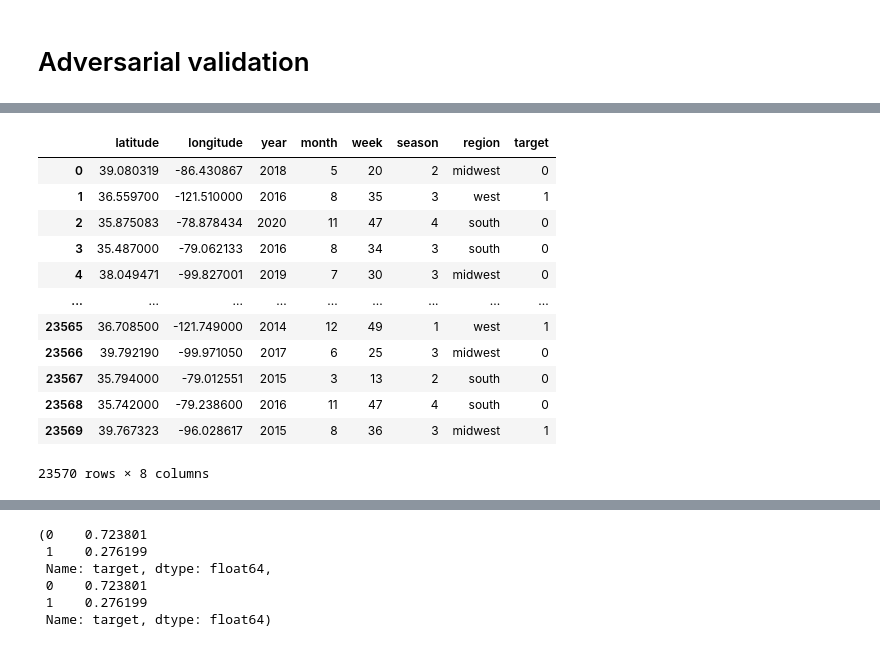
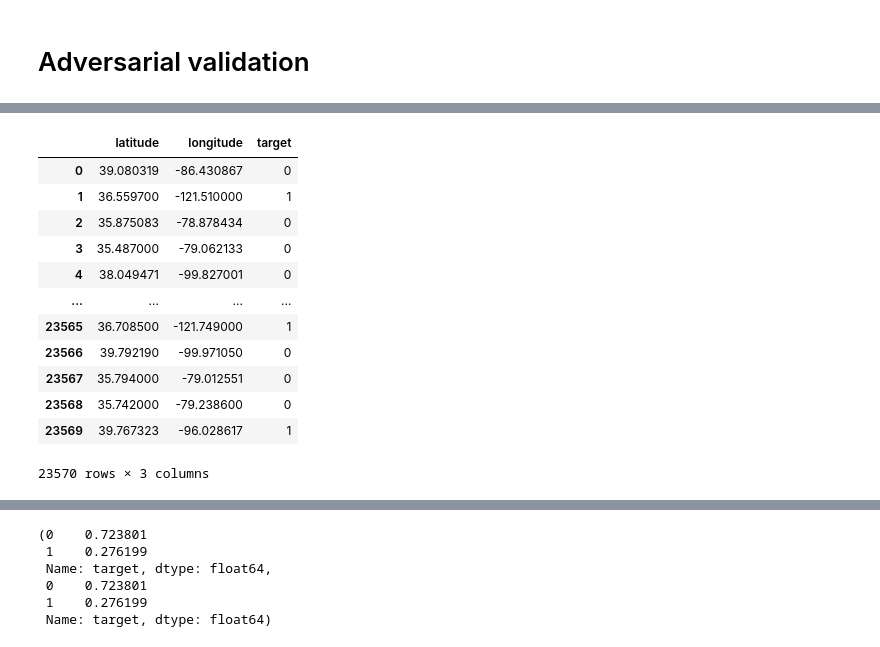
Before and after one commit to k-loki/Algal-bloom-Identification, a Jupyter notebook: notebooks/mt_data_again.ipynb, the cells around one changed output, grey strips where cells are left out. Cells and saved outputs as stored; diff of their text form; code cells hidden in the pictures.

```diff
--- a/notebooks/mt_data_again.ipynb
+++ b/notebooks/mt_data_again.ipynb
@@ -651,0 +629,11 @@ drop_cols
+# %%
+# is test data really differnt from train data
+
+df_ = data.copy(deep=True)
+
+df_['target'] = df_.split.map({'train': 0, 'test': 1})
+df_['target'] = df_.target.astype('int')
+df_.week = df_.week.astype('int')
+df_.region = df_.region.map(reg_map)
+
+df_
@@ -652,17 +654,17 @@ drop_cols
 # %%
-df = df.drop(['date', 'uid', 'severity', 'split', 'density'], axis=1)
+df = df_.drop(['date', 'uid', 'severity', 'year', 'month', 'week', 'season', 'region', 'split', 'density'], axis=1)
 df
 # %% [output]
-|  | latitude | longitude | year | month | week | season | region | target |
-| 0 | 39.080319 | -86.430867 | 2018 | 5 | 20 | 2 | midwest | 0 |
-| 1 | 36.559700 | -121.510000 | 2016 | 8 | 35 | 3 | west | 1 |
-| 2 | 35.875083 | -78.878434 | 2020 | 11 | 47 | 4 | south | 0 |
-| 3 | 35.487000 | -79.062133 | 2016 | 8 | 34 | 3 | south | 0 |
-| 4 | 38.049471 | -99.827001 | 2019 | 7 | 30 | 3 | midwest | 0 |
-| ... | ... | ... | ... | ... | ... | ... | ... | ... |
-| 23565 | 36.708500 | -121.749000 | 2014 | 12 | 49 | 1 | west | 1 |
-| 23566 | 39.792190 | -99.971050 | 2017 | 6 | 25 | 3 | midwest | 0 |
-| 23567 | 35.794000 | -79.012551 | 2015 | 3 | 13 | 2 | south | 0 |
-| 23568 | 35.742000 | -79.238600 | 2016 | 11 | 47 | 4 | south | 0 |
-| 23569 | 39.767323 | -96.028617 | 2015 | 8 | 36 | 3 | midwest | 1 |
+|  | latitude | longitude | target |
+| 0 | 39.080319 | -86.430867 | 0 |
+| 1 | 36.559700 | -121.510000 | 1 |
+| 2 | 35.875083 | -78.878434 | 0 |
+| 3 | 35.487000 | -79.062133 | 0 |
+| 4 | 38.049471 | -99.827001 | 0 |
+| ... | ... | ... | ... |
+| 23565 | 36.708500 | -121.749000 | 1 |
+| 23566 | 39.792190 | -99.971050 | 0 |
+| 23567 | 35.794000 | -79.012551 | 0 |
+| 23568 | 35.742000 | -79.238600 | 0 |
+| 23569 | 39.767323 | -96.028617 | 1 |
-23570 rows × 8 columns
+23570 rows × 3 columns
```
Also changed, not shown: parts of 18 cells of this notebook.
